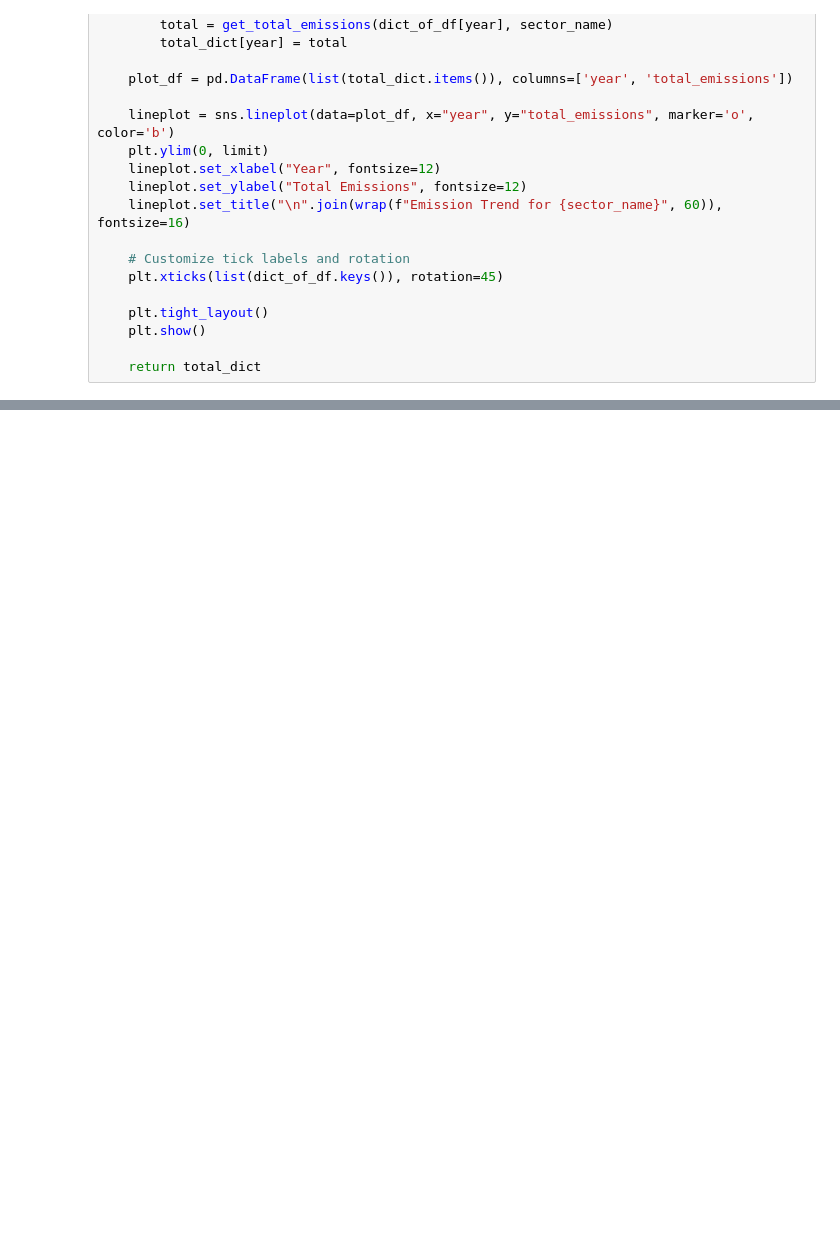
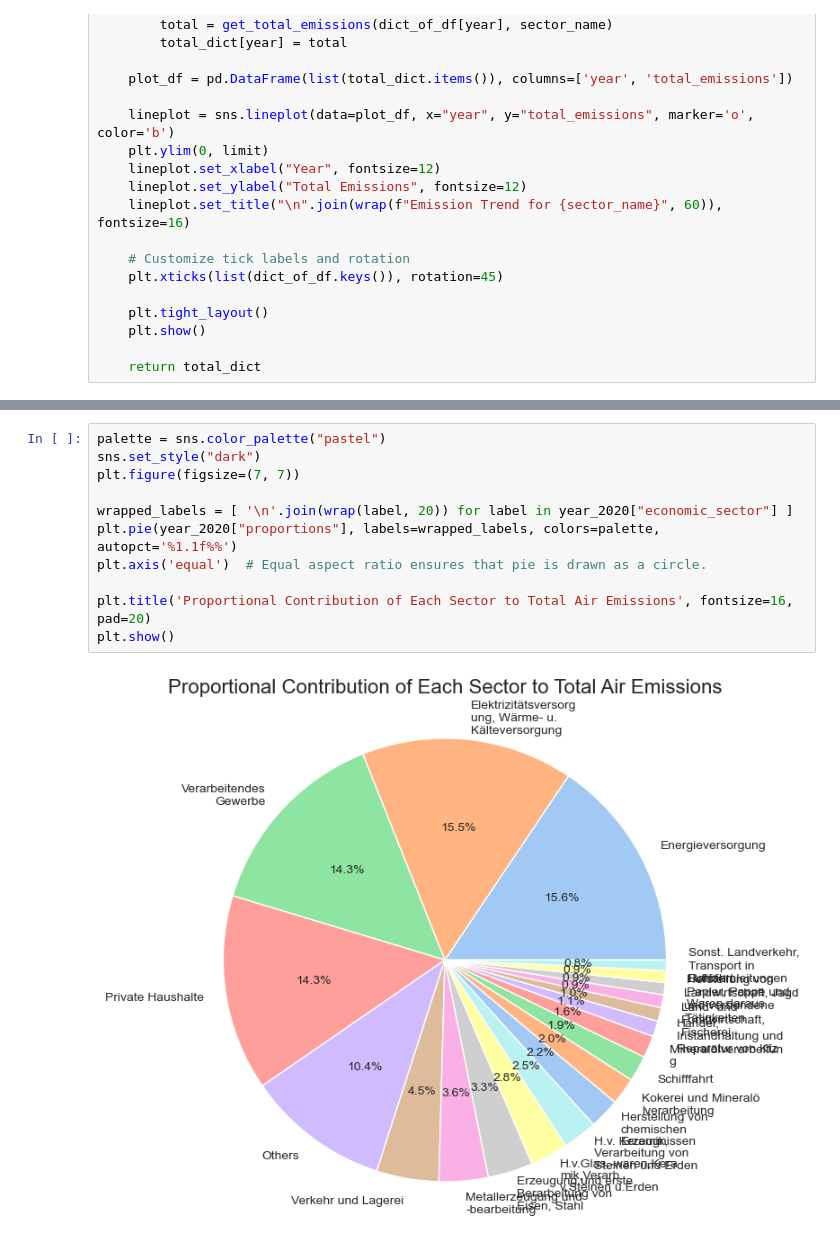
Before and after one commit to AyseAsude/FAU-MADE, a Jupyter notebook: project/analysis.ipynb, the cells around one changed output, grey strips where cells are left out. Cells and saved outputs as stored; diff of their text form; blank space fills up the shorter version.

```diff
--- a/project/analysis.ipynb
+++ b/project/analysis.ipynb
@@ -166,0 +238,13 @@ compare_two_years_by_sector(year_dict, 2000, 2001)
+# %%
+palette = sns.color_palette("pastel")
+sns.set_style("dark")
+plt.figure(figsize=(7, 7))
+
+wrapped_labels = [ '\n'.join(wrap(label, 20)) for label in year_2020["economic_sector"] ]
+plt.pie(year_2020["proportions"], labels=wrapped_labels, colors=palette, autopct='%1.1f%%')
+plt.axis('equal')  # Equal aspect ratio ensures that pie is drawn as a circle.
+
+plt.title('Proportional Contribution of Each Sector to Total Air Emissions', fontsize=16, pad=20)
+plt.show()
+# %% [output]
+[figure, added]
```
Also changed, not shown: parts of 11 cells of this notebook.
